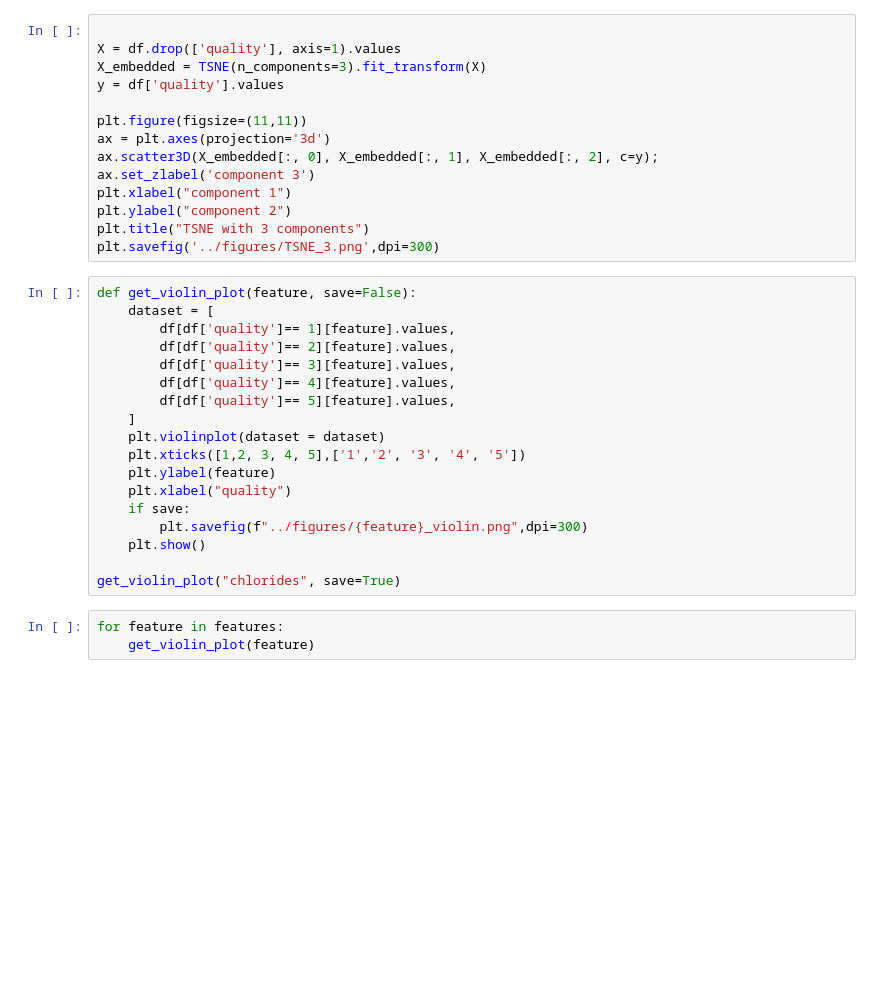
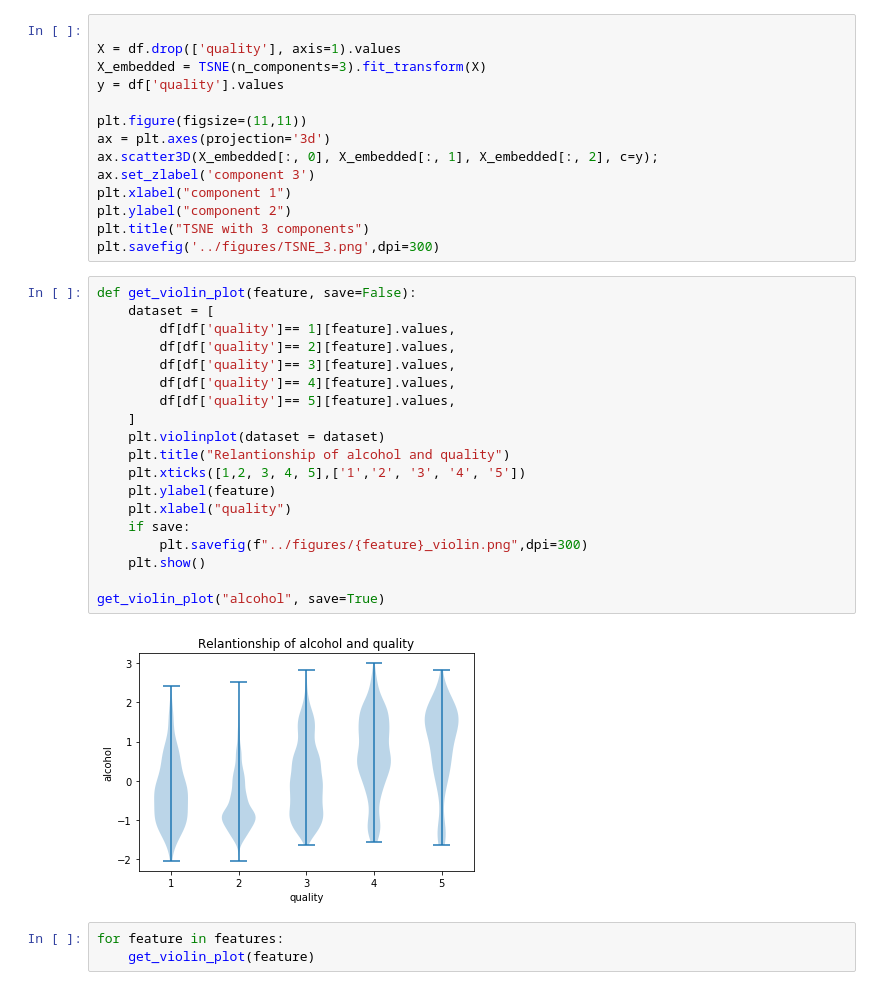
Before and after one commit to marklin36/1030-final-project, a Jupyter notebook: src/eda.ipynb, the cells around one changed output. Saved outputs shown, nothing was run; the diff lists cells and outputs as text; blank space fills up the shorter version.

```diff
--- a/src/eda.ipynb
+++ b/src/eda.ipynb
@@ -156,21 +195,24 @@ plt.savefig('../figures/TSNE_3.png',dpi=300)
 # %%
 def get_violin_plot(feature, save=False):
     dataset = [
         df[df['quality']== 1][feature].values,
         df[df['quality']== 2][feature].values,
         df[df['quality']== 3][feature].values,
         df[df['quality']== 4][feature].values,
         df[df['quality']== 5][feature].values,
     ]
     plt.violinplot(dataset = dataset)
+    plt.title("Relantionship of alcohol and quality")
     plt.xticks([1,2, 3, 4, 5],['1','2', '3', '4', '5'])
     plt.ylabel(feature)
     plt.xlabel("quality")
     if save:
         plt.savefig(f"../figures/{feature}_violin.png",dpi=300)
     plt.show()
 
-get_violin_plot("chlorides", save=True)
+get_violin_plot("alcohol", save=True)
+# %% [output]
+[figure, added]
 # %%
 for feature in features:
     get_violin_plot(feature)
```
Also changed, not shown: parts of 4 cells of this notebook, 21 other files.
